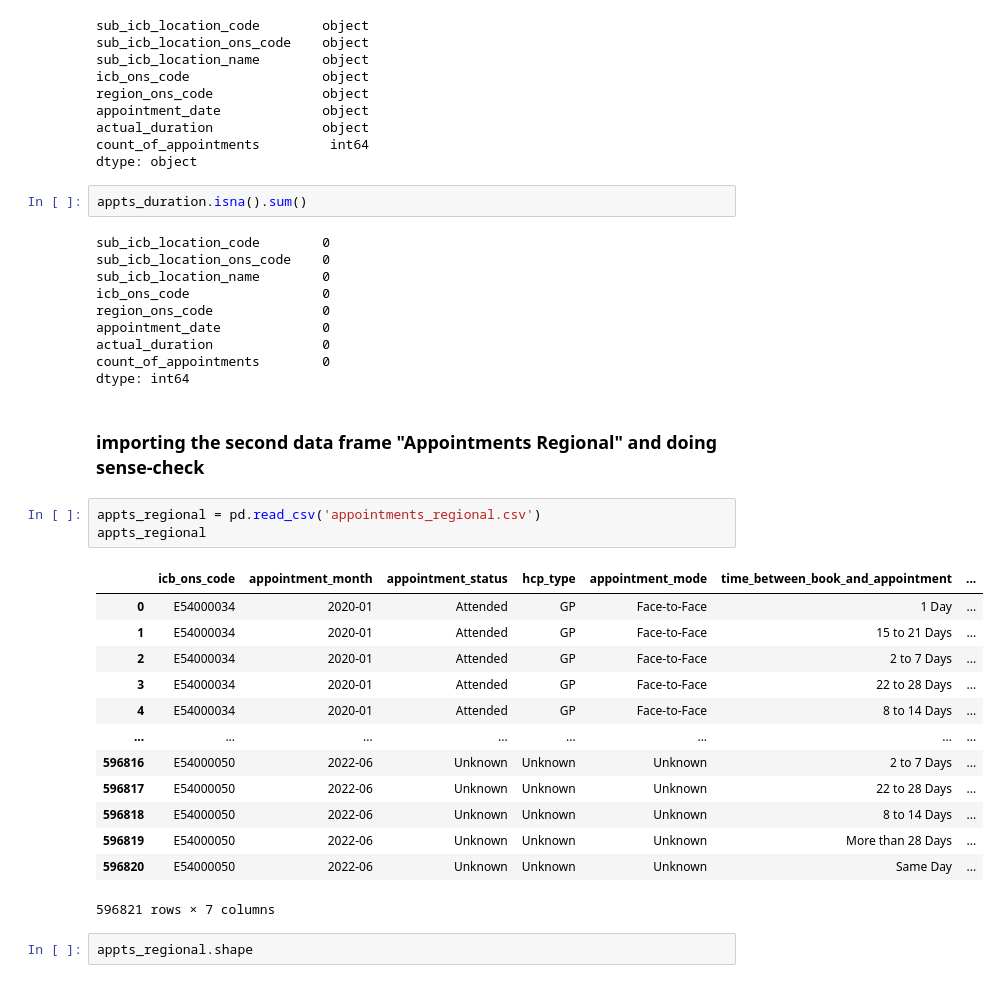
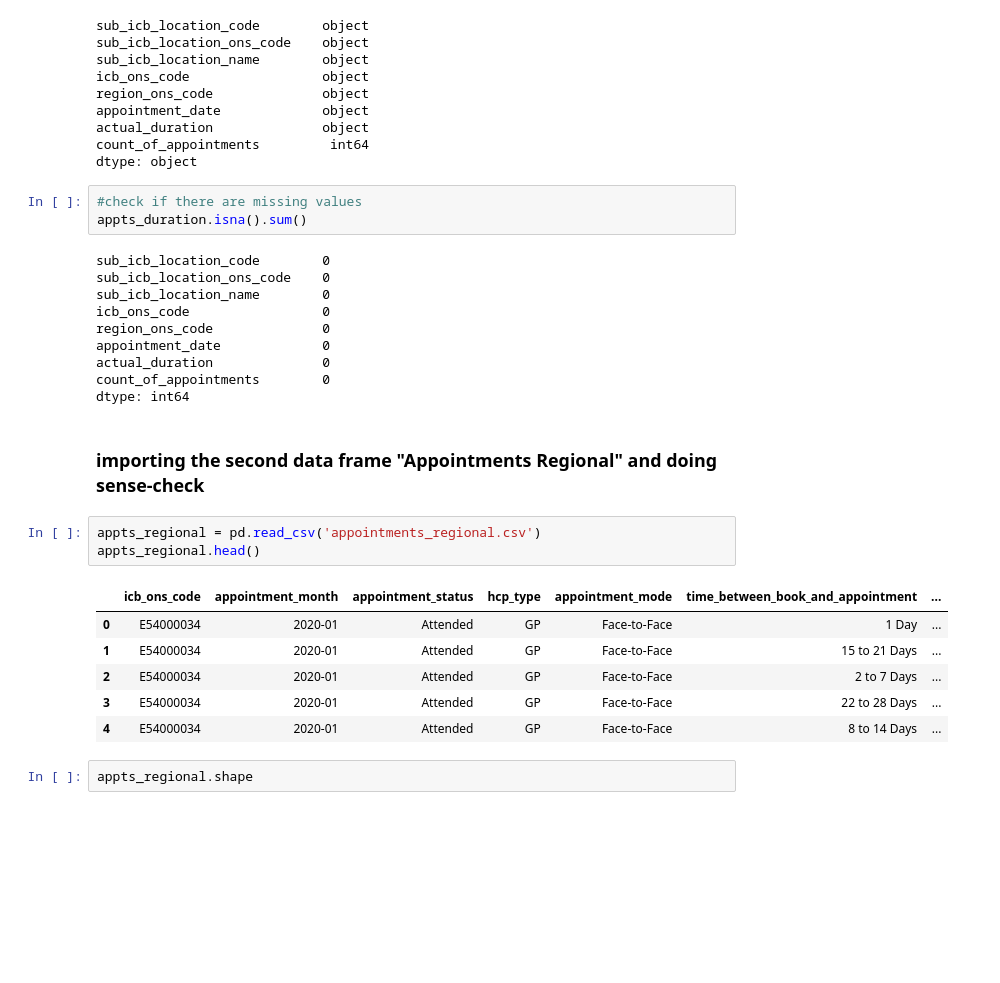
Before and after one commit to DimaBrikach/NHS_Assignment, a Jupyter notebook: Dzmitry_Brykach_DA201_Assignment.ipynb, the cells around one changed output. Drawn from its saved outputs; the diff is of its cells as text; blank space fills up the shorter version.

```diff
--- a/Dzmitry_Brykach_DA201_Assignment.ipynb
+++ b/Dzmitry_Brykach_DA201_Assignment.ipynb
@@ -39,6 +41,7 @@ actual_duration              object
 count_of_appointments         int64
 dtype: object
 # %%
+#check if there are missing values
 appts_duration.isna().sum()
 # %% [output]
 sub_icb_location_code        0
@@ -54,21 +57,14 @@ dtype: int64
 ### importing the second data frame "Appointments Regional" and doing sense-check
 # %%
 appts_regional = pd.read_csv('appointments_regional.csv')
-appts_regional
+appts_regional.head()
 # %% [output]
 |  | icb_ons_code | appointment_month | appointment_status | hcp_type | appointment_mode | time_between_book_and_appointment | ... |
 | 0 | E54000034 | 2020-01 | Attended | GP | Face-to-Face | 1 Day | ... |
 | 1 | E54000034 | 2020-01 | Attended | GP | Face-to-Face | 15 to 21 Days | ... |
 | 2 | E54000034 | 2020-01 | Attended | GP | Face-to-Face | 2 to 7 Days | ... |
 | 3 | E54000034 | 2020-01 | Attended | GP | Face-to-Face | 22 to 28 Days | ... |
 | 4 | E54000034 | 2020-01 | Attended | GP | Face-to-Face | 8 to 14 Days | ... |
-| ... | ... | ... | ... | ... | ... | ... | ... |
-| 596816 | E54000050 | 2022-06 | Unknown | Unknown | Unknown | 2 to 7 Days | ... |
-| 596817 | E54000050 | 2022-06 | Unknown | Unknown | Unknown | 22 to 28 Days | ... |
-| 596818 | E54000050 | 2022-06 | Unknown | Unknown | Unknown | 8 to 14 Days | ... |
-| 596819 | E54000050 | 2022-06 | Unknown | Unknown | Unknown | More than 28 Days | ... |
-| 596820 | E54000050 | 2022-06 | Unknown | Unknown | Unknown | Same Day | ... |
-596821 rows × 7 columns
 # %%
 appts_regional.shape
 # %% [output]
```
Also changed, not shown: parts of 7 cells of this notebook.
